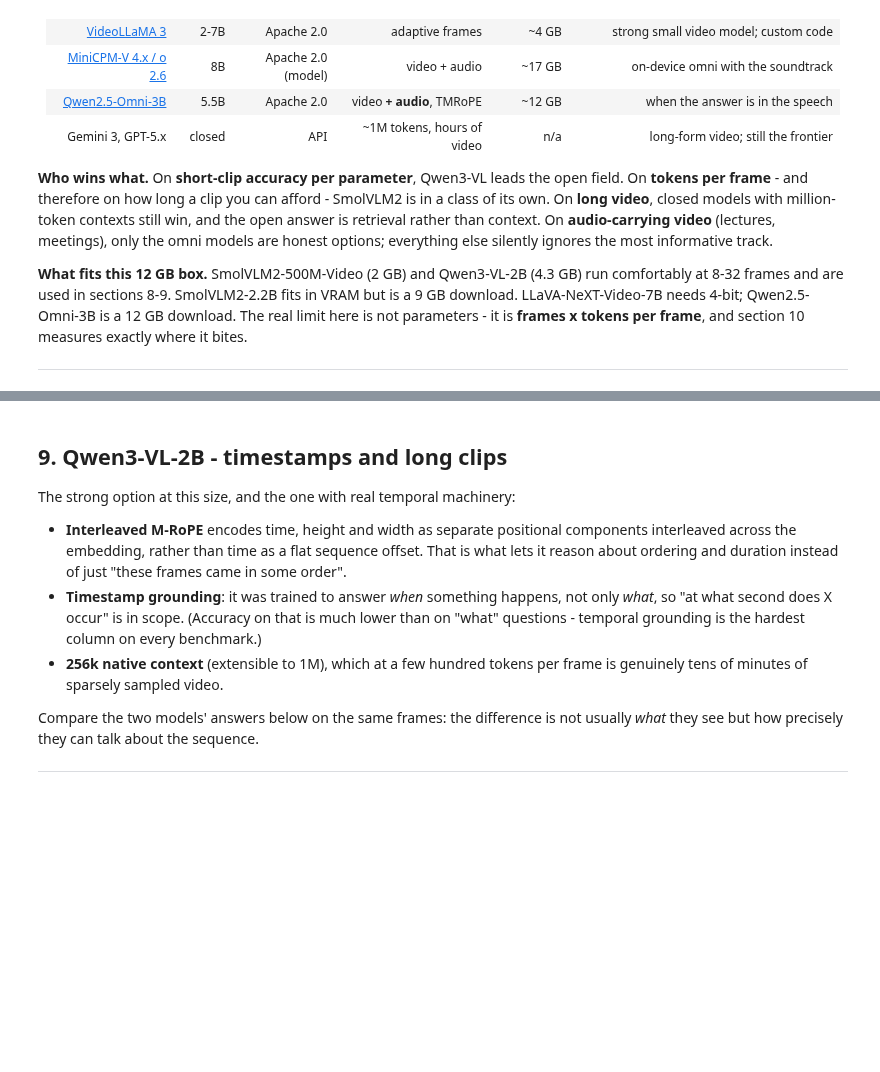
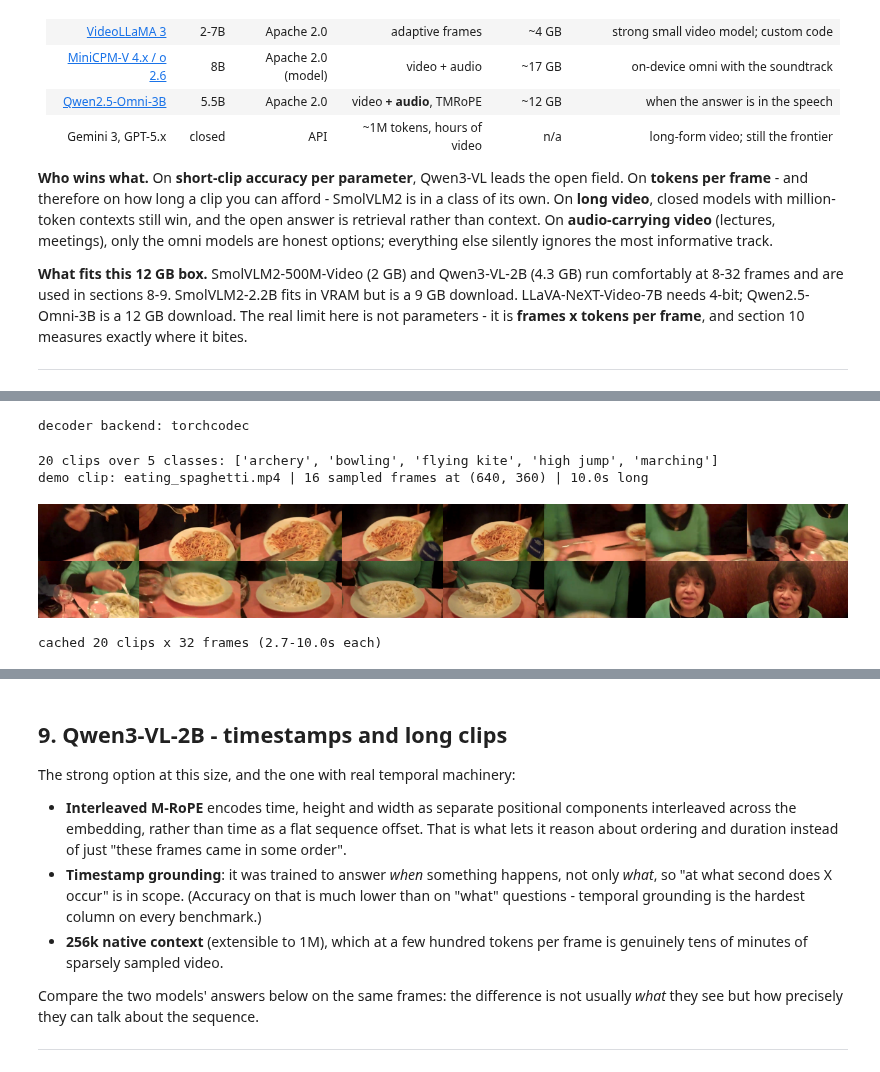
Before and after one commit to bthek1/DL_tasks, a Jupyter notebook: nbs/Multimodal/06_Video_Text_to_Text.ipynb, the cells around one changed output, grey strips where cells are left out. Saved outputs shown, nothing was run; the diff lists cells and outputs as text; code cells hidden in the pictures; blank space fills up the shorter version.

```diff
--- a/nbs/Multimodal/06_Video_Text_to_Text.ipynb
+++ b/nbs/Multimodal/06_Video_Text_to_Text.ipynb
@@ -264,16 +277,19 @@ print("decoder backend:", _BACKEND)
 
 
 def read_video(path, num_frames=16):
-    "Uniformly sample `num_frames` RGB frames across the whole clip -> list of PIL images."
+    "Uniformly sample `num_frames` RGB frames across the whole clip -> (PIL frames, seconds).\n\n    The clip duration comes back with the frames because the frames alone do not say how\n    much time they span, and every model below builds timestamps out of that span. See\n    `video_meta` in section 8.\n    "
     if _BACKEND == "torchcodec":
         dec = VideoDecoder(str(path))
         total = dec.metadata.num_frames
+        seconds = dec.metadata.duration_seconds
         want = np.linspace(0, total - 1, num_frames).round().astype(int)
         arr = dec.get_frames_at(indices=want.tolist()).data.permute(0, 2, 3, 1).numpy()
     elif _BACKEND == "pyav":
         container = av.open(str(path))
         stream = container.streams.video[0]
         total = stream.frames or 300
+        seconds = (float(stream.duration * stream.time_base) if stream.duration
+                   else total / float(stream.average_rate or 30))
         want = set(np.linspace(0, total - 1, num_frames).round().astype(int).tolist())
         keep, last = {}, max(want)
         for i, frame in enumerate(container.decode(video=0)):
@@ -285,7 +301,7 @@ def read_video(path, num_frames=16):
         arr = np.stack([keep[i] for i in sorted(keep)])
     else:
         raise RuntimeError("no video decoder: `pip install torchcodec` (needs FFmpeg) or `pip install av`")
-    return [Image.fromarray(f) for f in arr]
+    return [Image.fromarray(f) for f in arr], float(seconds)
 
 
 def contact_sheet(frames, cols=8, width=160):
@@ -297,6 +313,8 @@ def contact_sheet(frames, cols=8, width=160):
     for i, f in enumerate(frames):
         sheet.paste(f.resize((width, h)), ((i % cols) * width, (i // cols) * h))
     return sheet
+# %% [output]
+decoder backend: torchcodec
 # %%
 from huggingface_hub import hf_hub_download, list_repo_files
 from IPython.display import display
@@ -312,37 +330,47 @@ by_class = {}
 for f in files:
     by_class.setdefault(f.split("/")[1], []).append(f)
 
 eval_set = []                # (local_path, label)
 for cls, paths in sorted(by_class.items()):
     for f in paths[:CLIPS_PER_CLASS]:
         local = hf_hub_download(EVAL_REPO, f, repo_type="dataset", cache_dir=HF_CACHE)
         eval_set.append((local, cls.replace("_", " ")))
 
 CLASSES = sorted({lbl for _, lbl in eval_set})
 print(f"{len(eval_set)} clips over {len(CLASSES)} classes: {CLASSES}")
 
 # One demo clip for the per-model sections (the transformers docs' own sample).
 SAMPLE = hf_hub_download("nielsr/video-demo", "eating_spaghetti.mp4",
                          repo_type="dataset", cache_dir=HF_CACHE)
 
-sample_frames = read_video(SAMPLE, 16)
+sample_frames, SAMPLE_SECONDS = read_video(SAMPLE, 16)
 print(f"demo clip: {Path(SAMPLE).name} | {len(sample_frames)} sampled frames "
-      f"at {sample_frames[0].size}")
+      f"at {sample_frames[0].size} | {SAMPLE_SECONDS:.1f}s long")
 display(contact_sheet(sample_frames))
 
 # Decode the eval clips ONCE at the maximum frame count any section needs, then
 # subsample from the cache. Decoding is slow and this keeps it off the timing numbers.
+# `clip_seconds` is kept alongside: the frames stop carrying their own time base the
+# moment they leave the decoder, and every `ask` below wants it back.
 MAX_FRAMES = 32
-frame_cache = {path: read_video(path, MAX_FRAMES) for path, _ in eval_set}
+frame_cache, clip_seconds = {}, {}
+for path, _ in eval_set:
+    frame_cache[path], clip_seconds[path] = read_video(path, MAX_FRAMES)
 
 
 def subsample(frames, n):
     "Uniformly pick n frames out of a longer cached list, preserving order."
     idx = np.linspace(0, len(frames) - 1, n).round().astype(int)
     return [frames[i] for i in idx]
 
 
-print(f"cached {len(frame_cache)} clips x {MAX_FRAMES} frames")
+print(f"cached {len(frame_cache)} clips x {MAX_FRAMES} frames "
+      f"({min(clip_seconds.values()):.1f}-{max(clip_seconds.values()):.1f}s each)")
+# %% [output]
+20 clips over 5 classes: ['archery', 'bowling', 'flying kite', 'high jump', 'marching']
+demo clip: eating_spaghetti.mp4 | 16 sampled frames at (640, 360) | 10.0s long
+[figure, added]
+cached 20 clips x 32 frames (2.7-10.0s each)
 # %% [markdown]
 ## 8. SmolVLM2-500M-Video - the cheap end
 
```
Also changed, not shown: parts of 16 cells of this notebook, 3 other files.
